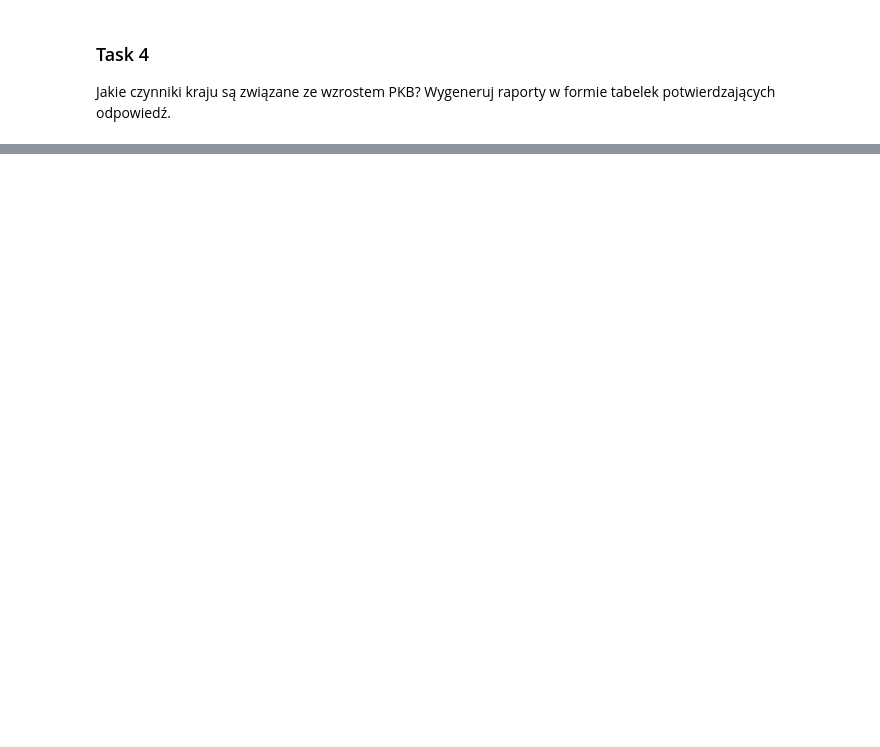
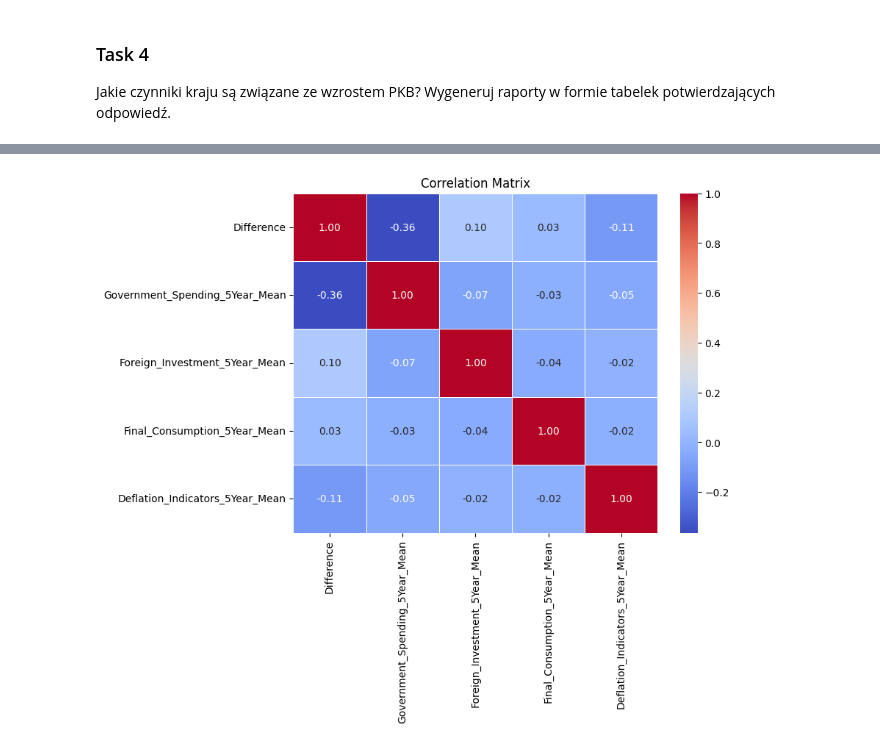
Before and after one commit to filip131311/JPDPD-Project, a Jupyter notebook: Project.ipynb, the cells around one changed output, grey strips where cells are left out. Cells and saved outputs as stored; diff of their text form; code cells hidden in the pictures; blank space fills up the shorter version.

```diff
--- a/Project.ipynb
+++ b/Project.ipynb
@@ -26,10 +26,10 @@ Country_Metadata = pd.read_csv("./Data/Metadata_Country.csv")
 
 Deflation_Indicators = pd.read_csv("./Data/Deflation_Indicators.csv")
 
-columns_of_interest = ['Country Code', '2019', '2020', '2021', '2022', '2023']
+columns_of_interest = ['Country Code', '2014', '2015', '2016', '2017', '2018','2019', '2020', '2021', '2022', '2023']
 Deflation_Indicators = Deflation_Indicators[columns_of_interest]
 
-Deflation_Indicators[['2019', '2020', '2021', '2022', '2023']] = Deflation_Indicators[['2019', '2020', '2021', '2022', '2023']].apply(pd.to_numeric, errors='coerce')
+Deflation_Indicators[['2014', '2015', '2016', '2017', '2018','2019', '2020', '2021', '2022', '2023']] = Deflation_Indicators[['2014', '2015', '2016', '2017', '2018','2019', '2020', '2021', '2022', '2023']].apply(pd.to_numeric, errors='coerce')
 Deflation_Indicators['Deflation_Indicators_5Year_Mean'] = Deflation_Indicators[['2019', '2020', '2021', '2022', '2023']].mean(axis=1)
 # %%
 # import and refine government consumption
@@ -217,0 +207,12 @@ correlation_matrix
+# %%
+import seaborn as sns
+
+correlation_matrix = GDP5Years[["Difference", "Government_Spending_5Year_Mean", "Foreign_Investment_5Year_Mean", "Final_Consumption_5Year_Mean","Deflation_Indicators_5Year_Mean"]].corr();
+
+plt.figure(figsize=(8, 6))
+sns.heatmap(correlation_matrix, annot=True, cmap='coolwarm', fmt='.2f', linewidths=0.5)
+
+plt.title("Correlation Matrix")
+plt.show()
+# %% [output]
+[figure, added]
```
Also changed, not shown: parts of 9 cells of this notebook.
